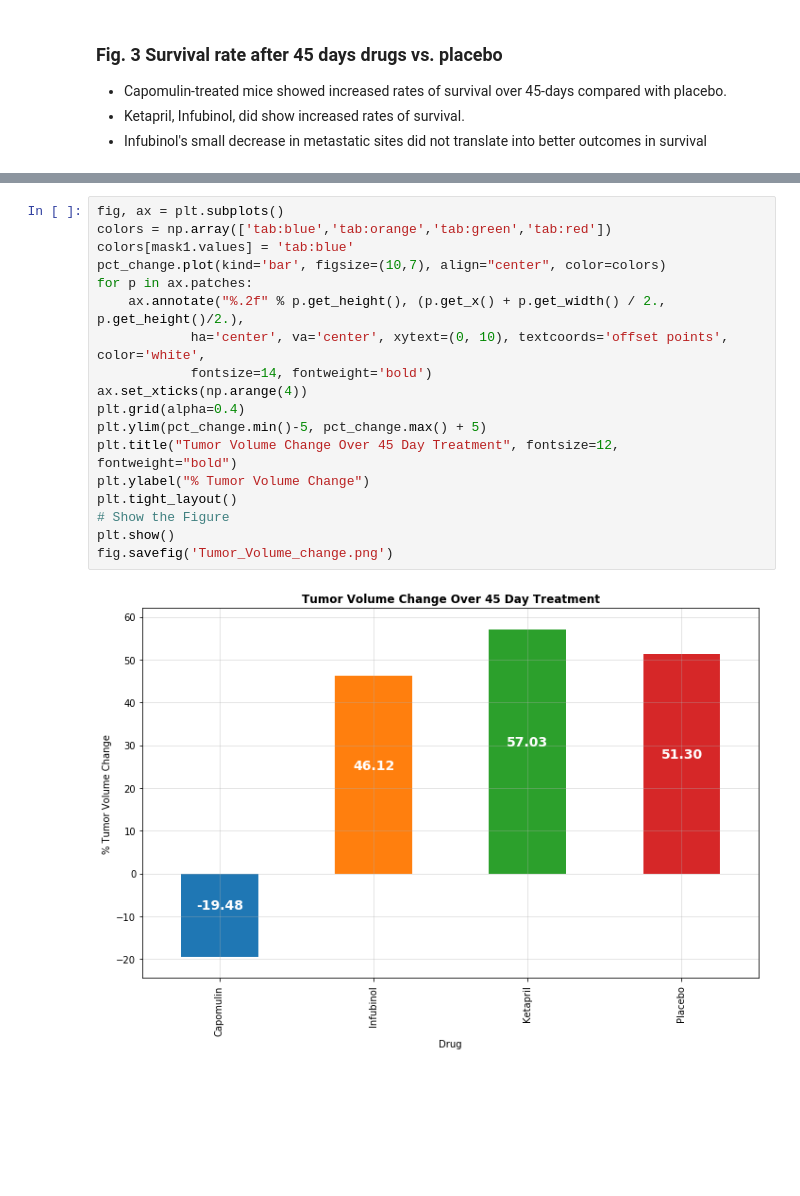
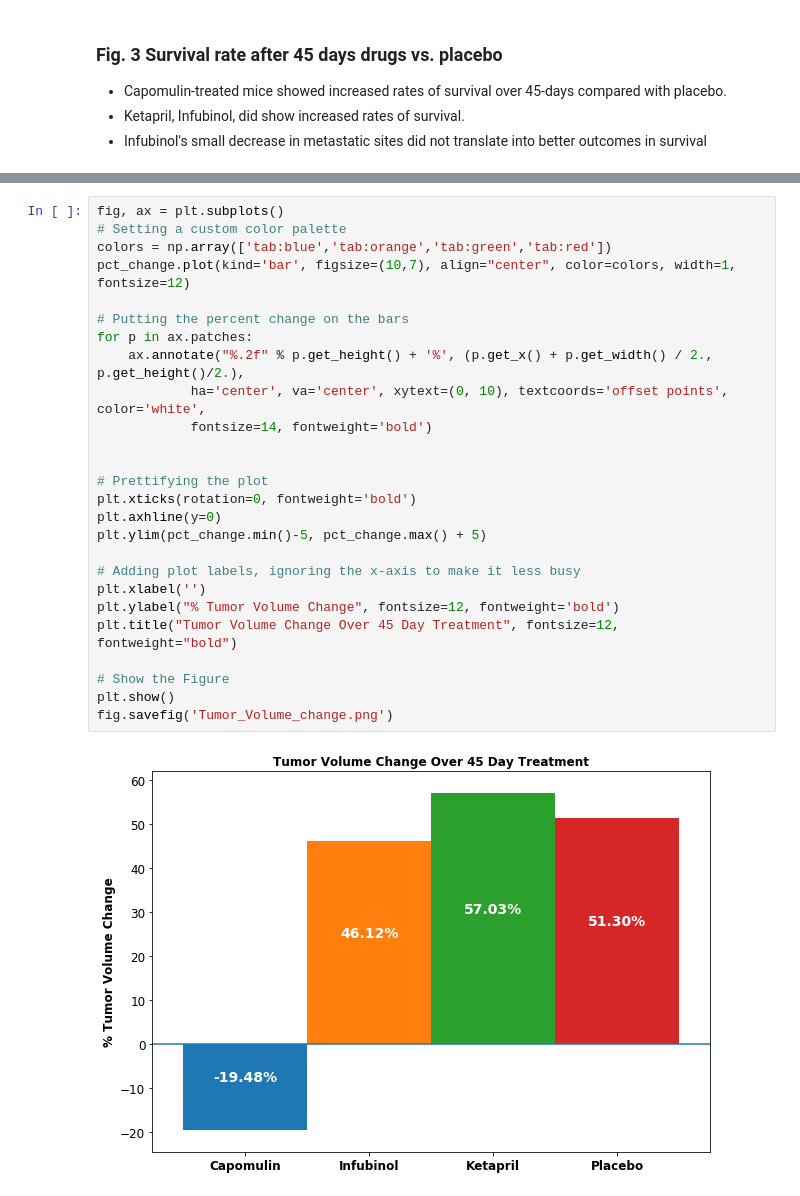
Before and after one commit to lweislo/Homework-5, a Jupyter notebook: weislo-homework5.ipynb, the cells around one changed output, grey strips where cells are left out. Cells and saved outputs as stored; diff of their text form; blank space fills up the shorter version.

```diff
--- a/weislo-homework5.ipynb
+++ b/weislo-homework5.ipynb
@@ -329,21 +372,29 @@ Placebo      51.297960
 dtype: float64
 # %%
 fig, ax = plt.subplots()
+# Setting a custom color palette
 colors = np.array(['tab:blue','tab:orange','tab:green','tab:red'])
-colors[mask1.values] = 'tab:blue'
-pct_change.plot(kind='bar', figsize=(10,7), align="center", color=colors)
+pct_change.plot(kind='bar', figsize=(10,7), align="center", color=colors, width=1, fontsize=12)
+
+# Putting the percent change on the bars
 for p in ax.patches:
-    ax.annotate("%.2f" % p.get_height(), (p.get_x() + p.get_width() / 2., p.get_height()/2.),
+    ax.annotate("%.2f" % p.get_height() + '%', (p.get_x() + p.get_width() / 2., p.get_height()/2.),
             ha='center', va='center', xytext=(0, 10), textcoords='offset points', color='white',
             fontsize=14, fontweight='bold')
-ax.set_xticks(np.arange(4))
-plt.grid(alpha=0.4)
+
+
+# Prettifying the plot
+plt.xticks(rotation=0, fontweight='bold')
+plt.axhline(y=0)
 plt.ylim(pct_change.min()-5, pct_change.max() + 5)
+
+# Adding plot labels, ignoring the x-axis to make it less busy
+plt.xlabel('')
+plt.ylabel("% Tumor Volume Change", fontsize=12, fontweight='bold')
 plt.title("Tumor Volume Change Over 45 Day Treatment", fontsize=12, fontweight="bold")
-plt.ylabel("% Tumor Volume Change")
-plt.tight_layout()
+
 # Show the Figure
 plt.show()
 fig.savefig('Tumor_Volume_change.png')
 # %% [output]
-[figure, old version]
+[figure, new version]
```
Also changed, not shown: parts of 13 cells of this notebook.
